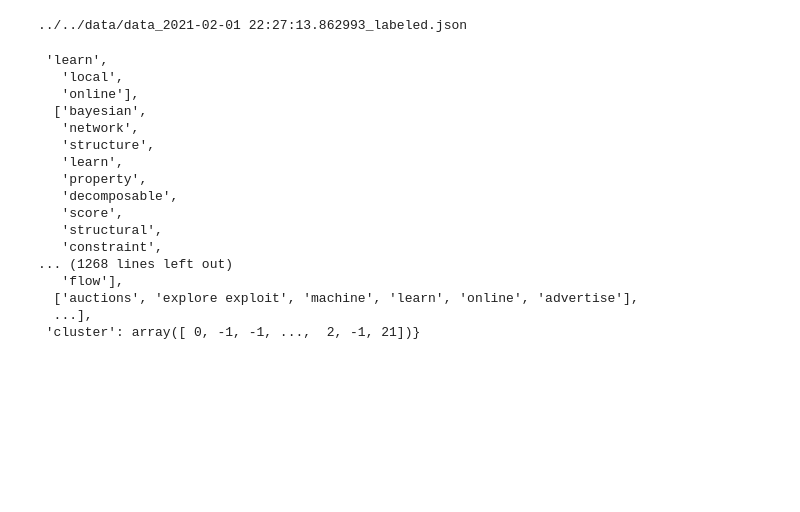
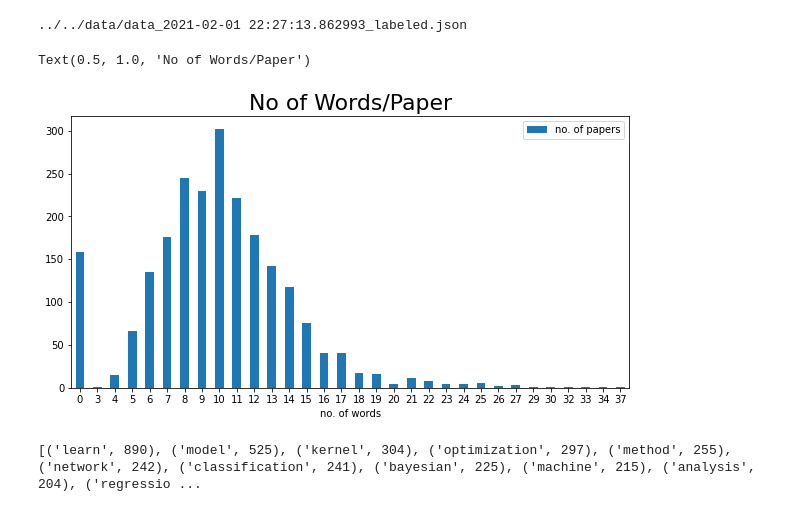
Before and after one commit to DonatJR/ita_ws20, a Jupyter notebook: src/utils/notebooks/Keywords_BOW.ipynb, the cells around one changed output. Drawn from its saved outputs; the diff is of its cells as text; code cells hidden in the pictures; blank space fills up the shorter version.

```diff
--- a/src/utils/notebooks/Keywords_BOW.ipynb
+++ b/src/utils/notebooks/Keywords_BOW.ipynb
@@ -196,23 +197,3 @@ for i in range(len(processed_corpus)):
 
 with open('../../data/' + '{}_labeled.json'.format(input_path.split('/')[-1][:-5]), 'w') as f:
         json.dump({'clustered_papers':clustered_papers}, f, ensure_ascii=False, indent=4)
-# %%
-classmethod
-# %% [output]
- 'learn',
-   'local',
-   'online'],
-  ['bayesian',
-   'network',
-   'structure',
-   'learn',
-   'property',
-   'decomposable',
-   'score',
-   'structural',
-   'constraint',
-... (1268 lines left out)
-   'flow'],
-  ['auctions', 'explore exploit', 'machine', 'learn', 'online', 'advertise'],
-  ...],
- 'cluster': array([ 0, -1, -1, ...,  2, -1, 21])}
@@ -218,0 +202,20 @@ classmethod
+# %%
+no_words = [len(words) for words in processed_corpus]
+x = list(set(no_words))
+_ = [no_words.count(tmp) for tmp in x]
+df = pd.DataFrame({'no. of words': x, 'no. of papers':_})
+ax = df.plot.bar(x='no. of words', y='no. of papers', rot=0, figsize=(10, 5))
+plt.title("No of Words/Paper", fontsize=22)
+#plt.savefig('words.png')
+# %% [output]
+Text(0.5, 1.0, 'No of Words/Paper')
+[figure, added]
+# %%
+from collections import Counter
+
+# Find most common words
+c = Counter()
+clustered_papers['words'].apply(c.update)
+print(c.most_common(20))
+# %% [output]
+[('learn', 890), ('model', 525), ('kernel', 304), ('optimization', 297), ('method', 255), ('network', 242), ('classification', 241), ('bayesian', 225), ('machine', 215), ('analysis', 204), ('regressio ...
```
Also changed, not shown: parts of 6 cells of this notebook, 2 other files.
